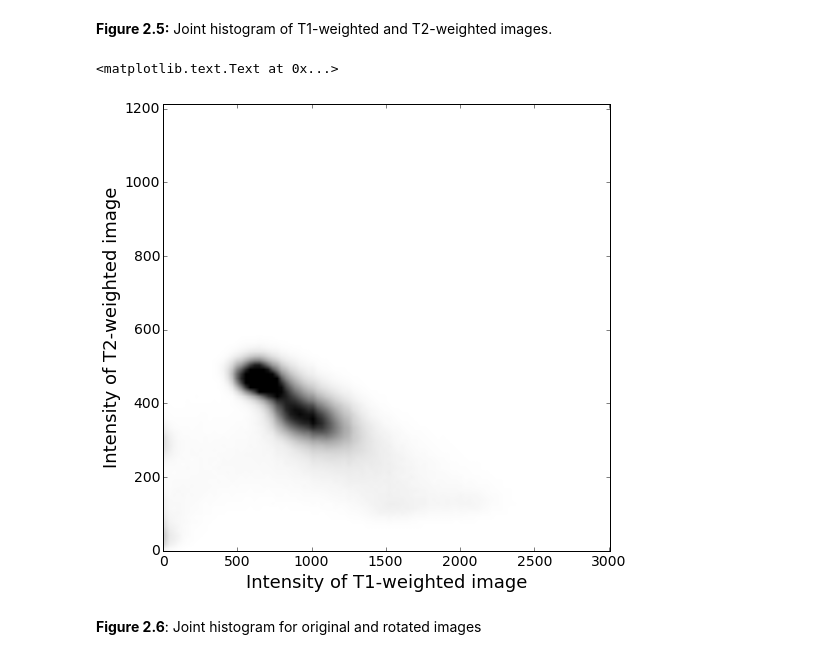
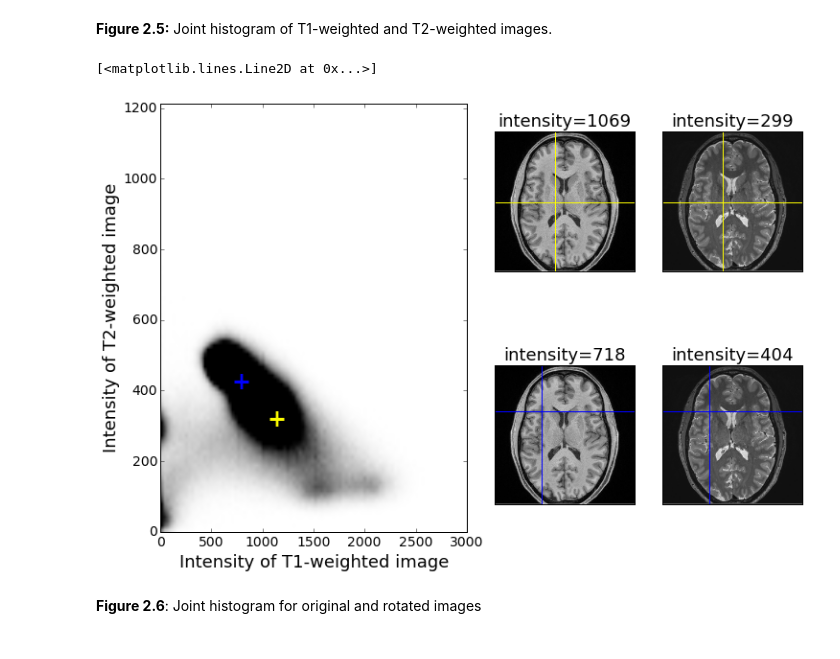
Before and after one commit to poldrack/fmri-handbook-2e-code, a Jupyter notebook: notebooks/Chapter2-ImageProcessing/Chapter2-ImageProcessing.ipynb, the cells around one changed output. Saved outputs shown, nothing was run; the diff lists cells and outputs as text; code cells hidden in the pictures.

```diff
--- a/notebooks/Chapter2-ImageProcessing/Chapter2-ImageProcessing.ipynb
+++ b/notebooks/Chapter2-ImageProcessing/Chapter2-ImageProcessing.ipynb
@@ -168,18 +168,63 @@ t1masker=NiftiMasker(mask_img=data['T1_brainmask'])
 t1data=t1masker.fit_transform(data['T1_bc']).ravel()
 t2data=t1masker.fit_transform(data['T2_reg2T1']).ravel()
 t2data[t2data<0]=0
-# %%
-plt.figure(figsize=(8,8))
-jointhist,x,y=numpy.histogram2d(t1data,t2data, bins=100,normed=True)
-plot=plt.imshow(1-jointhist,cmap='gray',vmin=0.99999,vmax=1.0,
-          extent=[numpy.min(x),numpy.max(x),numpy.min(y),numpy.max(y)],
-          aspect='auto',origin='lower')
-ax=plt.gca()
-ax.tick_params(axis='both', which='major', labelsize=14)
-plt.xlabel('Intensity of T1-weighted image',fontsize=18)
-plt.ylabel('Intensity of T2-weighted image',fontsize=18)
-# %% [output]
-<matplotlib.text.Text at 0x...>
-[figure, removed]
+# %%
+plt.figure(figsize=(12,8))
+jointhist,x,y=numpy.histogram2d(t1data,t2data, bins=100,normed=True)
+ax1 = plt.subplot2grid((2,4), (0,0), rowspan=2,colspan=2)
+plot=plt.imshow(1-jointhist,cmap='gray',vmin=0.999999,vmax=1.0,
+          extent=[numpy.min(x),numpy.max(x),numpy.min(y),numpy.max(y)],
+          aspect='auto',origin='lower')
+ax=plt.gca()
+ax.tick_params(axis='both', which='major', labelsize=14)
+plt.xlabel('Intensity of T1-weighted image',fontsize=18)
+plt.ylabel('Intensity of T2-weighted image',fontsize=18)
+
+t1imgdata=nibabel.load(data['T1_bc']).get_data()
+t2imgdata=nibabel.load(data['T2_reg2T1']).get_data()
+
+coord1=[110,130]
+coord2=[85,85]
+plt.text(t1imgdata[t1imgdata.shape[0]-coord1[0],t1imgdata.shape[1]-coord1[1],150],
+                   t2imgdata[t2imgdata.shape[0]-coord1[0],t2imgdata.shape[1]-coord1[1],150],
+                             '+',color='yellow',size=24,weight='bold')
+
+plt.text(t1imgdata[t1imgdata.shape[0]-coord2[0],t1imgdata.shape[1]-coord2[1],150],
+                   t2imgdata[t2imgdata.shape[0]-coord2[0],t2imgdata.shape[1]-coord2[1],150],
+                             '+',color='blue',size=24,weight='bold')
+
+
+ax2 = plt.subplot2grid((2,4), (0,2))
+plt.imshow(numpy.rot90(t1imgdata[:,:,150]),cmap='gray')
+plt.title('intensity=%d'%t1imgdata[t1imgdata.shape[0]-coord1[0],t1imgdata.shape[1]-coord1[1],150],fontsize=18)
+plt.xticks([])
+plt.yticks([])
+plt.plot([0,t1imgdata.shape[0]],[coord1[1],coord1[1]],color='yellow')
+plt.plot([coord1[0],coord1[0]],[0,t1imgdata.shape[1]],color='yellow')
+ax3 = plt.subplot2grid((2,4), (0,3))
+plt.imshow(numpy.rot90(t2imgdata[:,:,150]),cmap='gray')
+plt.title('intensity=%d'%t2imgdata[t2imgdata.shape[0]-coord1[0],t2imgdata.shape[1]-coord1[1],150],fontsize=18)
+plt.xticks([])
+plt.yticks([])
+plt.plot([0,t1imgdata.shape[0]],[coord1[1],coord1[1]],color='yellow')
+plt.plot([coord1[0],coord1[0]],[0,t1imgdata.shape[1]],color='yellow')
+
+ax3 = plt.subplot2grid((2,4), (1,2))
+plt.imshow(numpy.rot90(t1imgdata[:,:,150]),cmap='gray')
+plt.title('intensity=%d'%t1imgdata[t1imgdata.shape[0]-coord2[0],t1imgdata.shape[1]-coord2[1],150],fontsize=18)
+plt.xticks([])
+plt.yticks([])
+plt.plot([0,t1imgdata.shape[0]],[coord2[1],coord2[1]],color='blue')
+plt.plot([coord2[0],coord2[0]],[0,t1imgdata.shape[1]],color='blue')
+ax4 = plt.subplot2grid((2,4), (1,3))
+plt.imshow(numpy.rot90(t2imgdata[:,:,150]),cmap='gray')
+plt.title('intensity=%d'%t2imgdata[t2imgdata.shape[0]-coord2[0],t2imgdata.shape[1]-coord2[1],150],fontsize=18)
+plt.xticks([])
+plt.yticks([])
+plt.plot([0,t1imgdata.shape[0]],[coord2[1],coord2[1]],color='blue')
+plt.plot([coord2[0],coord2[0]],[0,t1imgdata.shape[1]],color='blue')
+# %% [output]
+[<matplotlib.lines.Line2D at 0x...>]
+[figure, added]
 # %% [markdown]
 __Figure 2.6__: Joint histogram for original and rotated images
```
Also changed, not shown: parts of 2 cells of this notebook.
